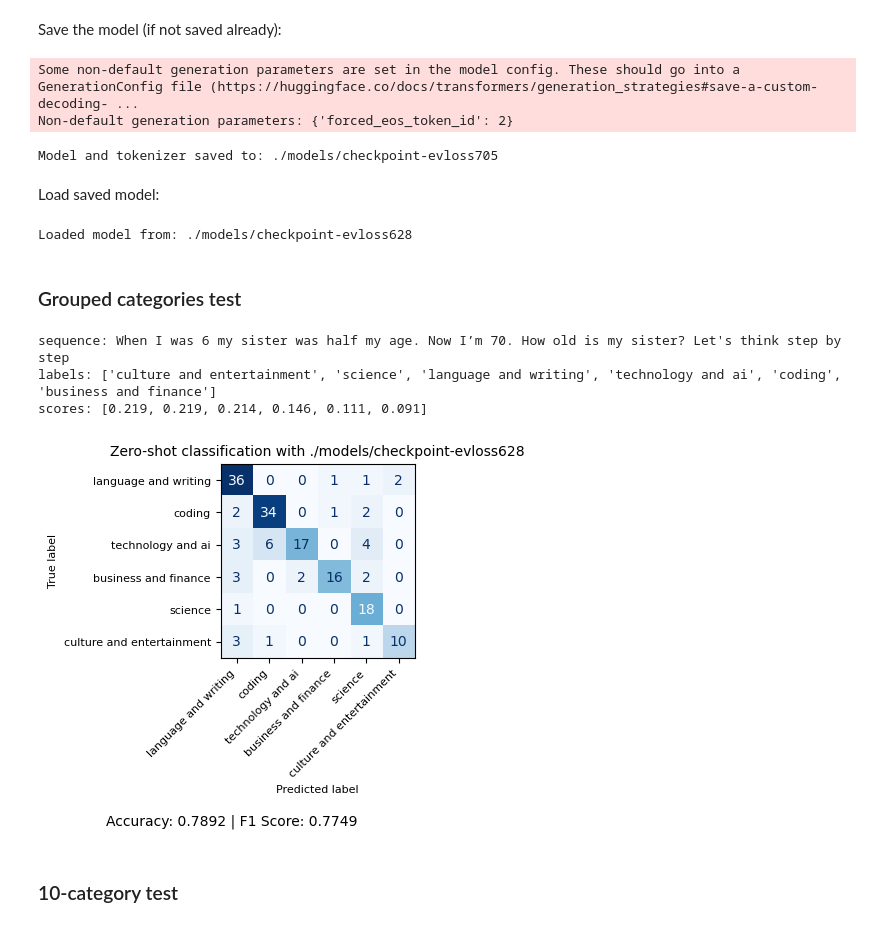
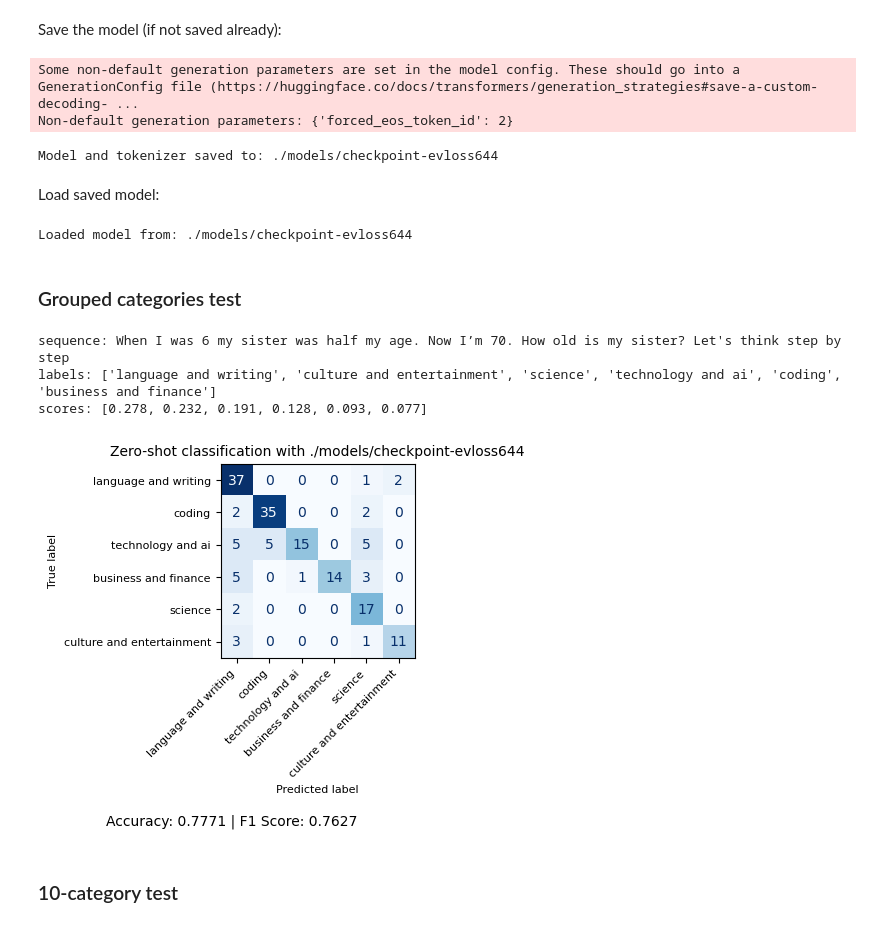
Before and after one commit to reddgr/zero-shot-text-classification, a Jupyter notebook: 03-prompt-classifier-finetuning.ipynb, the cells around one changed output. Saved outputs shown, nothing was run; the diff lists cells and outputs as text; code cells hidden in the pictures.

```diff
--- a/03-prompt-classifier-finetuning.ipynb
+++ b/03-prompt-classifier-finetuning.ipynb
@@ -338,14 +347,14 @@ MANUAL SAVE:
 # %% [markdown]
 Save the model (if not saved already):
 # %%
-output_dir = "./models/checkpoint-evloss705"
+output_dir = "./models/checkpoint-evloss644"
 trainer.save_model(output_dir)
 tokenizer.save_pretrained(output_dir)
 print(f"Model and tokenizer saved to: {output_dir}")
 # %% [output]
 Some non-default generation parameters are set in the model config. These should go into a GenerationConfig file (https://huggingface.co/docs/transformers/generation_strategies#save-a-custom-decoding- ...
 Non-default generation parameters: {'forced_eos_token_id': 2}
-Model and tokenizer saved to: ./models/checkpoint-evloss705
+Model and tokenizer saved to: ./models/checkpoint-evloss644
 # %% [markdown]
 Load saved model:
 # %%
@@ -355,29 +364,30 @@ Load saved model:
 # checkpoint_step = 'evloss76' # good
 # checkpoint_step = 'evloss705' #
 checkpoint_step = 'evloss628' # BEST
+checkpoint_step = 'evloss644' #
 fine_tuned_model = AutoModelForSequenceClassification.from_pretrained(f"./models/checkpoint-{checkpoint_step}")
 print(f"Loaded model from: ./models/checkpoint-{checkpoint_step}")
 # %% [output]
-Loaded model from: ./models/checkpoint-evloss628
+Loaded model from: ./models/checkpoint-evloss644
 # %% [markdown]
 ### Grouped categories test
 # %%
 finetuned_model_path=f"./models/checkpoint-{checkpoint_step}"
 tokenizer_path="facebook/bart-large-mnli"
 # zs_classifier_finetuned = tcf.ZeroShotClassifier(finetuned_model_path, tokenizer_path, top_categories)
 zs_classifier_finetuned = tcf.ZeroShotClassifier(finetuned_model_path, tokenizer_path, top_grouped_categories)
-text_sample = test_entailments_df.sample(1, random_state=38).text.values[0]
+text_sample = test_entailments_grouped.sample(1, random_state=38).text.values[0]
 result = zs_classifier_finetuned.classify_text(text_sample, multi_label=False)
 clear_output(wait=True)
 for key, value in result.items():
     print(f"{key}: {value}")
 
 zs_test_metrics_ft_grouped = zs_classifier_finetuned.test_zs_predictions(test_entailments_grouped)
 # %% [output]
 sequence: When I was 6 my sister was half my age. Now I’m 70. How old is my sister? Let's think step by step
-labels: ['culture and entertainment', 'science', 'language and writing', 'technology and ai', 'coding', 'business and finance']
-scores: [0.219, 0.219, 0.214, 0.146, 0.111, 0.091]
+labels: ['language and writing', 'culture and entertainment', 'science', 'technology and ai', 'coding', 'business and finance']
+scores: [0.278, 0.232, 0.191, 0.128, 0.093, 0.077]
-[figure, old version]
+[figure, new version]
 # %% [markdown]
 ### 10-category test
 # %%
```
Also changed, not shown: parts of 8 cells of this notebook, 1 other file.
